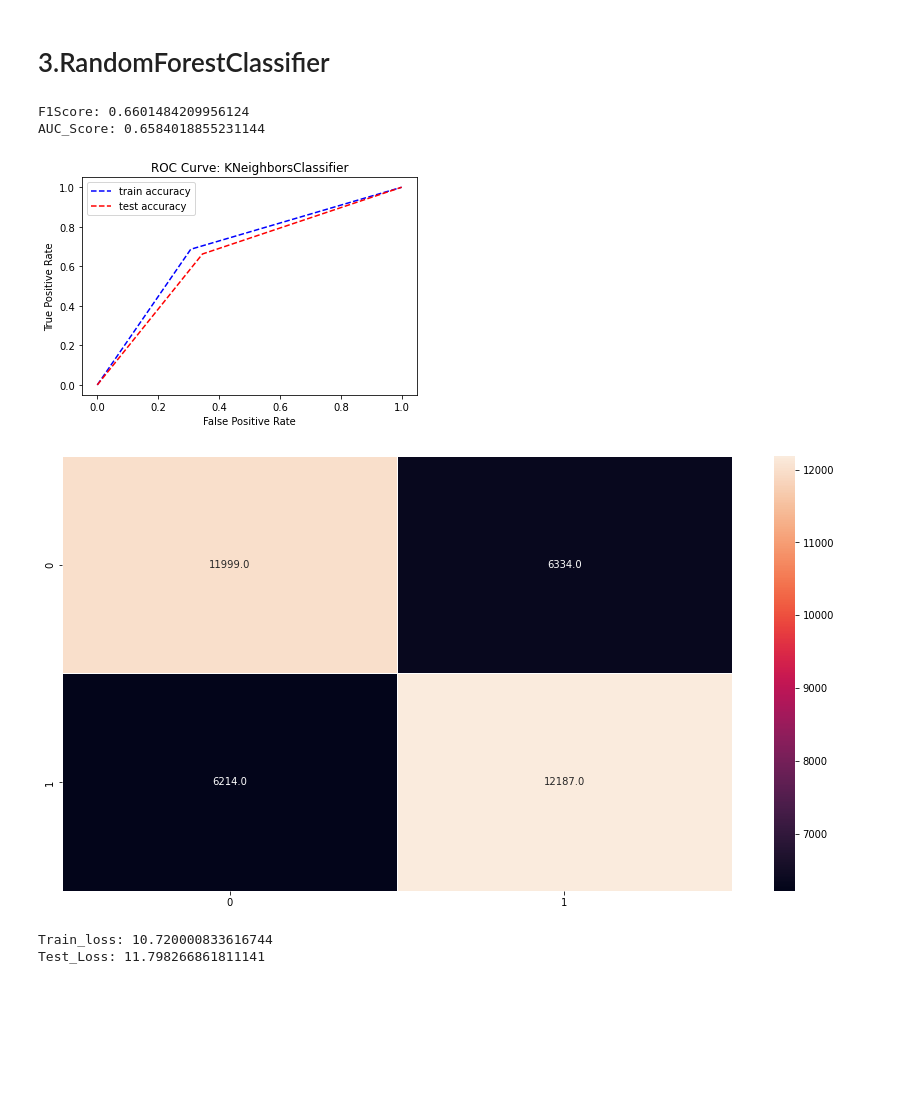
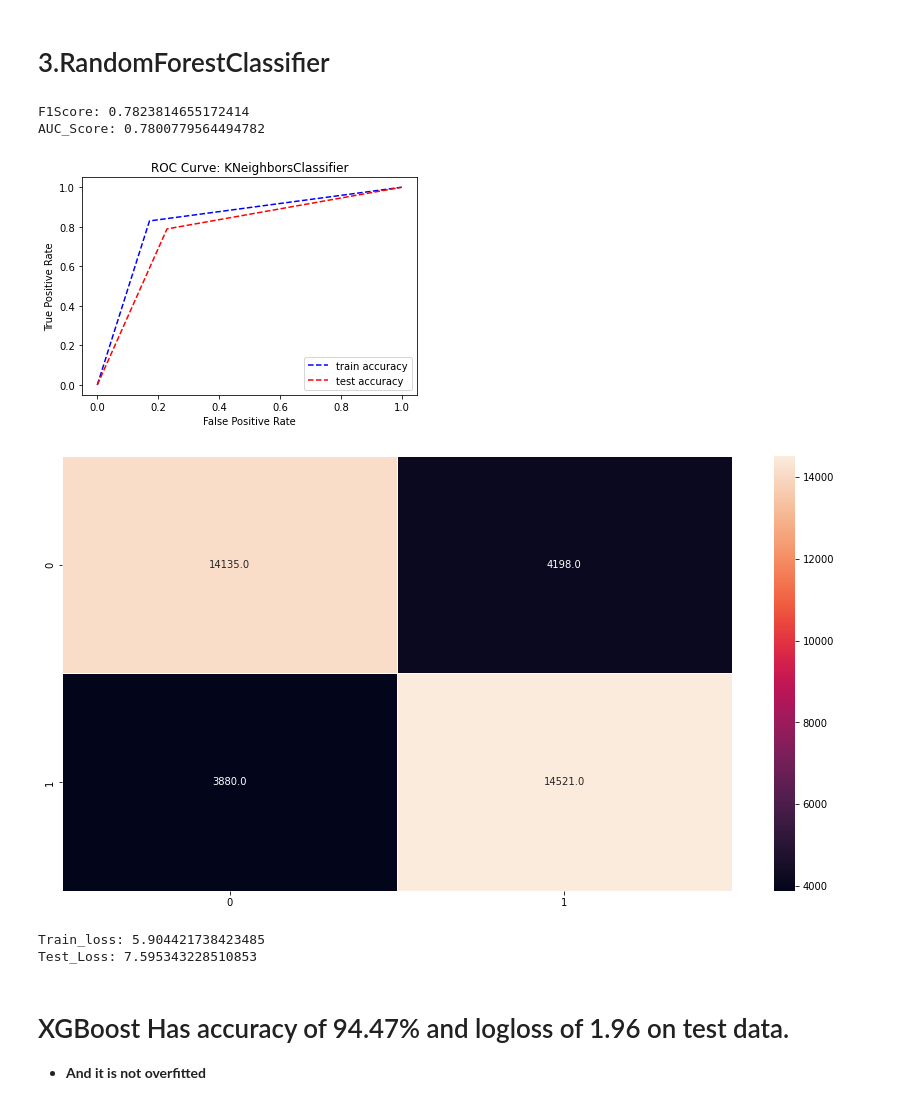
Before and after one commit to Kartik-A-1820/Projects-ML, a Jupyter notebook: loandefault.ipynb, the cells around one changed output. Cells and saved outputs as stored; diff of their text form; code cells hidden in the pictures; blank space fills up the shorter version.

```diff
--- a/loandefault.ipynb
+++ b/loandefault.ipynb
@@ -222,7 +200,6 @@ cols = [i for i in cate if train_df[i].nunique()>10]
 for feature in cols:
     g = dict(train_df.groupby(feature)['Loan Status'].mean())
     train_df[feature] = train_df[feature].replace(g)
-    test_df[feature] = test_df[feature].replace(g)
 # %%
 train_df[cols].head() #Replaced with mean of target values
 # %% [output]
@@ -477,11 +453,11 @@ def matrix(mat):
 # %%
 # lets find the best value of K
 score = {}
-for k in range(1,30,2):
+for k in range(1,10,2):
     knn = KNeighborsClassifier(n_neighbors=k,n_jobs=-1)
     s = cross_val_score(knn,x_train,y_train,cv=5,scoring='accuracy',n_jobs=-1)
     score[s.mean()]=k
-    print('Progress {}%'.format(round(k/29,2)*100))
+    print('Progress {}%'.format(round(k/9,2)*100))
 
 print(score)
 # %% [output]
@@ -575,26 +541,29 @@ Test_Loss: 1.8071488890543228
 # 3.RandomForestClassifier
 # %%
 rfc = RandomForestClassifier(n_jobs=-1)
-param_grid = {'n_estimators': [50, 100, 250],
-              'max_depth': [3, 5, 7]
+param_grid = {'n_estimators': [500,1000],
+              'max_depth': [7,9]
               }
 rfc_grid = GridSearchCV(rfc, param_grid, cv=5, scoring='accuracy', n_jobs=-1)
 rfc_grid.fit(x_train, y_train)
 train_pred = rfc_grid.predict(x_train)
 pred=rfc_grid.predict(x_test)
 print('F1Score:',f1_score(y_test,pred))
 print('AUC_Score:',roc_auc_score(y_test,pred))
 mat = confusion_matrix(y_test,pred)
 fpr,tpr,_ = roc_curve(y_train,train_pred)
 fprts,tprts,_=roc_curve(y_test,pred)
 plot_roc(fpr,tpr,fprts,tprts,'KNeighborsClassifier')
 matrix(mat)
 print('Train_loss:',log_loss(train_pred,y_train))
 print('Test_Loss:',log_loss(pred,y_test))
 # %% [output]
-F1Score: 0.6601484209956124
-AUC_Score: 0.6584018855231144
+F1Score: 0.7823814655172414
+AUC_Score: 0.7800779564494782
-[figure, old version]
+[figure, new version]
-[figure, old version]
+[figure, new version]
-Train_loss: 10.720000833616744
-Test_Loss: 11.798266861811141
+Train_loss: 5.904421738423485
+Test_Loss: 7.595343228510853
+# %% [markdown]
+# XGBoost Has accuracy of 94.47% and logloss of 1.96 on test data.
+* **And it is not overfitted**
```
Also changed, not shown: parts of 22 cells of this notebook.
